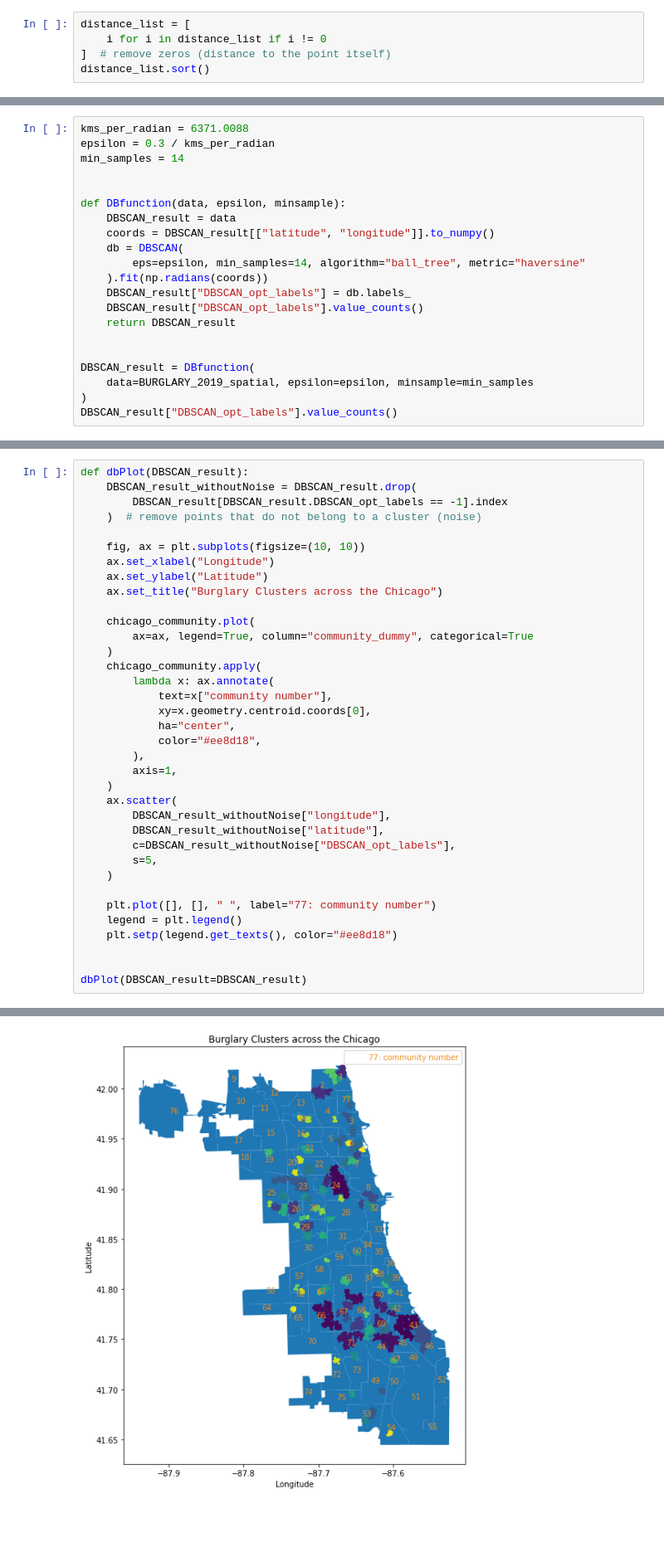
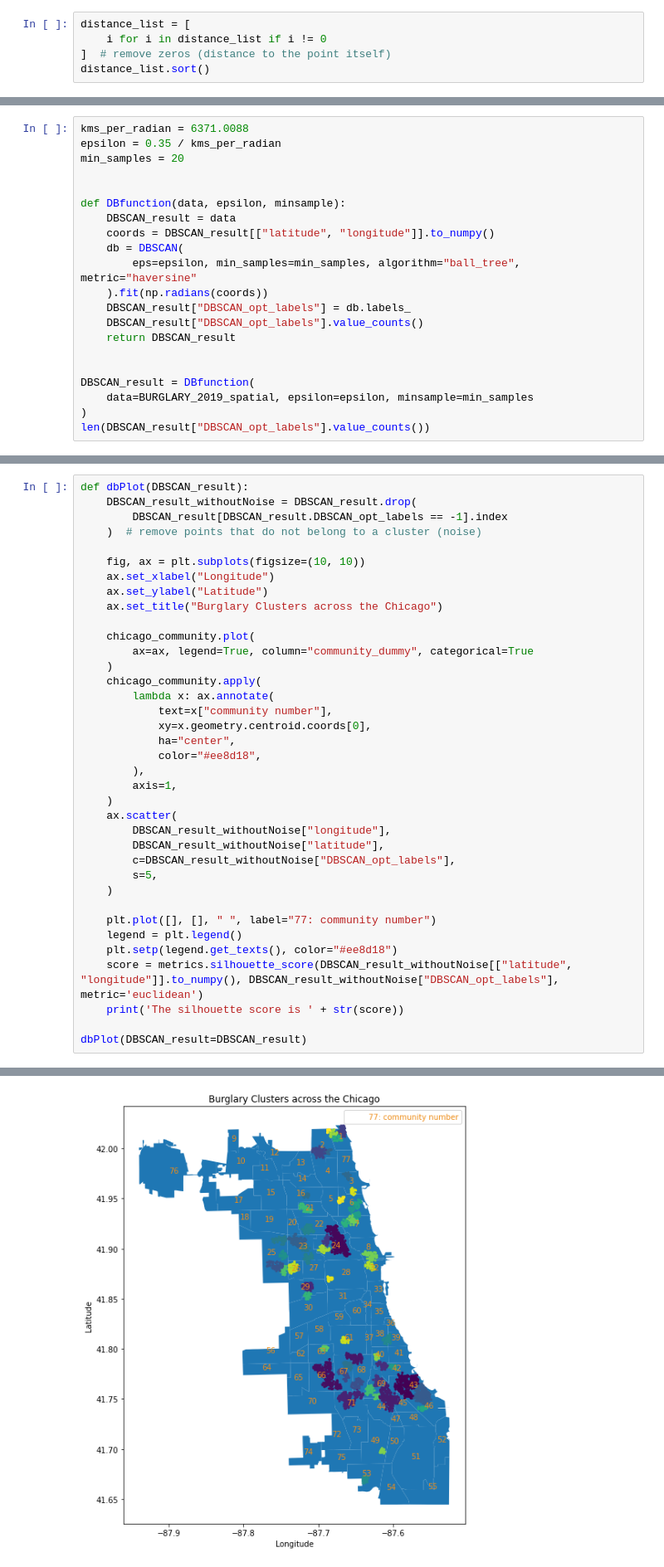
Before and after one commit to NijunJiang/CASA_CW, a Jupyter notebook: coursework.ipynb, the cells around one changed output, grey strips where cells are left out. Shown at 83% size. Drawn from its saved outputs; the diff is of its cells as text; blank space fills up the shorter version.

```diff
--- a/coursework.ipynb
+++ b/coursework.ipynb
@@ -489,14 +493,14 @@ The choice of minPoints depends on the dimension of the dataset. There are two c
 # %%
 kms_per_radian = 6371.0088
-epsilon = 0.3 / kms_per_radian
-min_samples = 14
+epsilon = 0.35 / kms_per_radian
+min_samples = 20
 
 
 def DBfunction(data, epsilon, minsample):
     DBSCAN_result = data
     coords = DBSCAN_result[["latitude", "longitude"]].to_numpy()
     db = DBSCAN(
-        eps=epsilon, min_samples=14, algorithm="ball_tree", metric="haversine"
+        eps=epsilon, min_samples=min_samples, algorithm="ball_tree", metric="haversine"
     ).fit(np.radians(coords))
     DBSCAN_result["DBSCAN_opt_labels"] = db.labels_
     DBSCAN_result["DBSCAN_opt_labels"].value_counts()
@@ -506,5 +510,5 @@ def DBfunction(data, epsilon, minsample):
 DBSCAN_result = DBfunction(
     data=BURGLARY_2019_spatial, epsilon=epsilon, minsample=min_samples
 )
-DBSCAN_result["DBSCAN_opt_labels"].value_counts()
+len(DBSCAN_result["DBSCAN_opt_labels"].value_counts())
 # %% [output]
@@ -558,7 +546,8 @@ def dbPlot(DBSCAN_result):
     plt.plot([], [], " ", label="77: community number")
     legend = plt.legend()
     plt.setp(legend.get_texts(), color="#ee8d18")
-
+    score = metrics.silhouette_score(DBSCAN_result_withoutNoise[["latitude", "longitude"]].to_numpy(), DBSCAN_result_withoutNoise["DBSCAN_opt_labels"], metric='euclidean')
+    print('The silhouette score is ' + str(score))
 
 dbPlot(DBSCAN_result=DBSCAN_result)
 # %% [output]
@@ -565,2 +555,2 @@ dbPlot(DBSCAN_result=DBSCAN_result)
-[figure, old version]
+[figure, new version]
 # %% [markdown]
```
Also changed, not shown: parts of 27 cells of this notebook.
